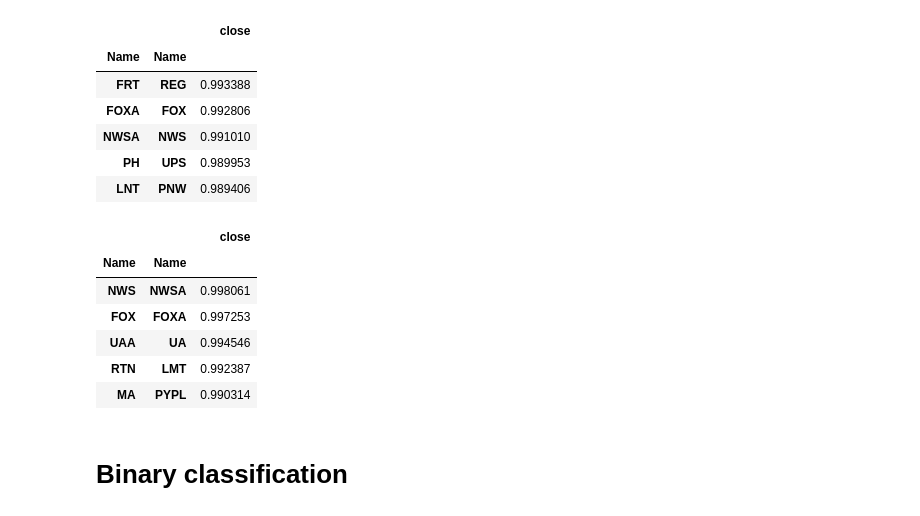
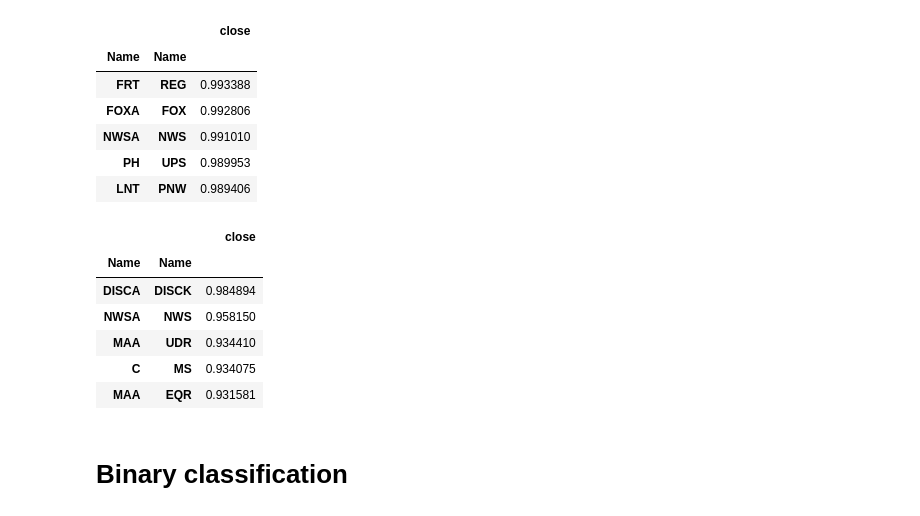
Before and after one commit to arifuddinatif/Quantitative-Analysis-and-Modeling-for-S-P-500, a Jupyter notebook: S&P_500_project.ipynb, the cells around one changed output. Cells and saved outputs as stored; diff of their text form; code cells hidden in the pictures.

```diff
--- a/S&P_500_project.ipynb
+++ b/S&P_500_project.ipynb
@@ -416,6 +399,8 @@ Top 10 volatile stocks :
 504        PEP         1.7
 # %% [markdown]
 #Pair trading
+# %%
+df['open-close'] = df['open'] - df['close']
 # %%
-df_2 = df.groupby(['date','Name'])['close'].mean().unstack()
+df_2 = df.groupby(['date','Name'])['open-close'].sum().unstack()
 # %%
@@ -469,7 +471,8 @@ def top_5_pairs(year):
 
   df['year'] = pd.DatetimeIndex(df['date']).year
   df_2 = df[df['year'] == year]
-  df_2 = df_2.groupby(['date','Name'])['close'].mean().unstack()
+  df['open-close'] = df['open'] - df['close']
+  df_2 = df_2.groupby(['date','Name'])['open-close'].mean().unstack()
   df_2_corr = df_2.corr()
   paired_df = df_2_corr.unstack()
   sorted_pairs = paired_df.sort_values(kind="quicksort")
@@ -488,15 +491,15 @@ top_5_pairs(2018)
 | PH | UPS | 0.989953 |
 | LNT | PNW | 0.989406 |
 # %%
-top_5_pairs(2017)
+top_5_pairs(2018)
 # %% [output]
 |  |  | close |
 | Name | Name |  |
-| NWS | NWSA | 0.998061 |
-| FOX | FOXA | 0.997253 |
-| UAA | UA | 0.994546 |
-| RTN | LMT | 0.992387 |
-| MA | PYPL | 0.990314 |
+| DISCA | DISCK | 0.984894 |
+| NWSA | NWS | 0.958150 |
+| MAA | UDR | 0.934410 |
+| C | MS | 0.934075 |
+| MAA | EQR | 0.931581 |
 # %% [markdown]
 # Binary classification
 # %%
```
Also changed, not shown: parts of 8 cells of this notebook.
